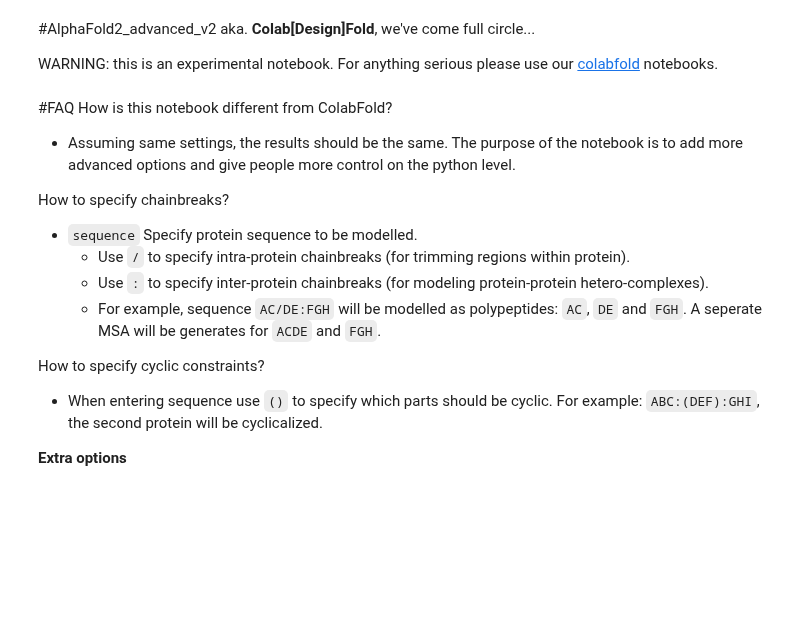
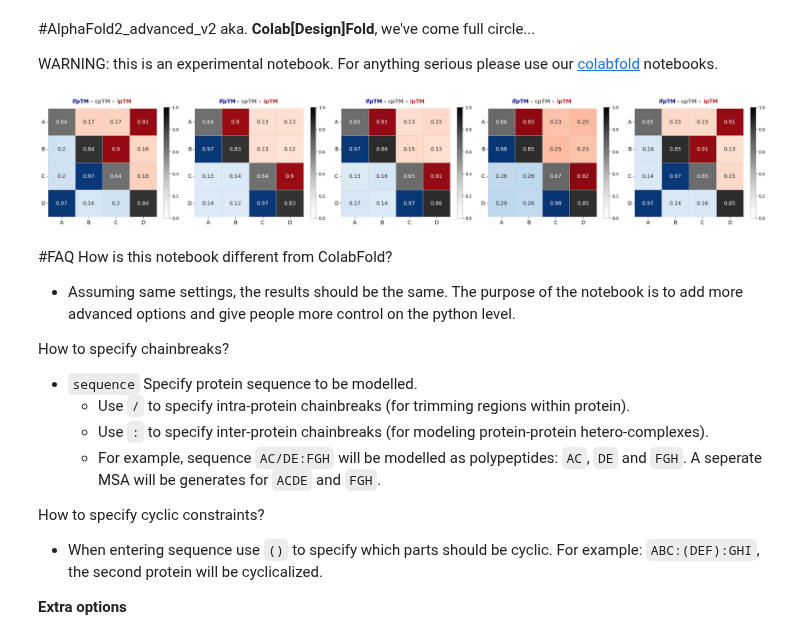
Before and after one commit to sokrypton/ColabDesign, a Jupyter notebook: af/examples/predict.ipynb, the cells around one changed output. Saved outputs shown, nothing was run; the diff lists cells and outputs as text; code cells hidden in the pictures; blank space fills up the shorter version.

```diff
--- a/af/examples/predict.ipynb
+++ b/af/examples/predict.ipynb
@@ -727,8 +727,8 @@ def plot_chain_pairwise_analysis(info):
         # add the ifptm and iptm values to the dataframe
         for key, value in ifptm_dict.items():
             i, j = key.split('-')
-            data.loc[i, j] = value
-            data.loc[j, i] = iptm_dict[f'{i}-{j}']
+            data.loc[j, i] = value
+            data.loc[i, j] = iptm_dict[f'{i}-{j}']
 
         # add cptm cvalues to the dataframe
         for chain, value in cptm_dict.items():
@@ -757,33 +757,35 @@ def plot_chain_pairwise_analysis(info):
         sns.heatmap(data, mask=mask_lower + mask_diagonal, annot=True, cmap='Reds', cbar=False, edgecolor='grey',
                     linecolor='lightgrey', linewidths=0.5, vmax=1, vmin=0, square=True, ax=ax, annot_kws=annot_kws)
 
         # diagonal with greys
         diagonal_data = pd.DataFrame(np.diag(np.diag(data)), index=letters, columns=letters)
         heatmap = sns.heatmap(diagonal_data, mask=~mask_diagonal.astype(bool), annot=True, cmap='Greys', cbar=True, edgecolor='grey',
                     linecolor='lightgrey', linewidths=0.5, vmax=1, vmin=0, square=True, ax=ax, cbar_kws={'shrink': 0.8}, annot_kws=annot_kws)
 
         # format colorbar
         colorbar = heatmap.collections[2].colorbar
         colorbar.outline.set_edgecolor('grey')
         colorbar.outline.set_linewidth(0.5)
 
         # color the title, use it as a legend
         ax.text(x_start, 1.05, 'ifpTM', fontsize=dynamic_fontsize, fontweight='bold', color='darkblue', ha='center', transform=ax.transAxes)
         ax.text(x_start + x_offset, 1.05, ' - ', fontsize=dynamic_fontsize, fontweight='bold', color='black', ha='center', transform=ax.transAxes)
         ax.text(x_start + 2 * x_offset, 1.05, 'cpTM', fontsize=dynamic_fontsize, fontweight='bold', color='dimgrey', ha='center', transform=ax.transAxes)
         ax.text(x_start + 3 * x_offset, 1.05, ' - ', fontsize=dynamic_fontsize, fontweight='bold', color='black', ha='center', transform=ax.transAxes)
         ax.text(x_start + 4 * x_offset, 1.05, 'ipTM', fontsize=dynamic_fontsize, fontweight='bold', color='firebrick', ha='center', transform=ax.transAxes)
 
         ax.set_yticks(ax.get_yticks())
         ax.set_yticklabels(ax.get_yticklabels(), rotation=0, size=dynamic_fontsize)
         ax.set_xticks(ax.get_xticks())
         ax.set_xticklabels(ax.get_xticklabels(), size=dynamic_fontsize)
 
     plt.tight_layout()
     plt.savefig(f"{pdb_path}/chain_pairwise_ptm.png", dpi=200, bbox_inches='tight')
     plt.show()
 
 plot_chain_pairwise_analysis(info)
+# %% [output]
+[figure, added]
 # %%
 #@title download_prediction
 
```
